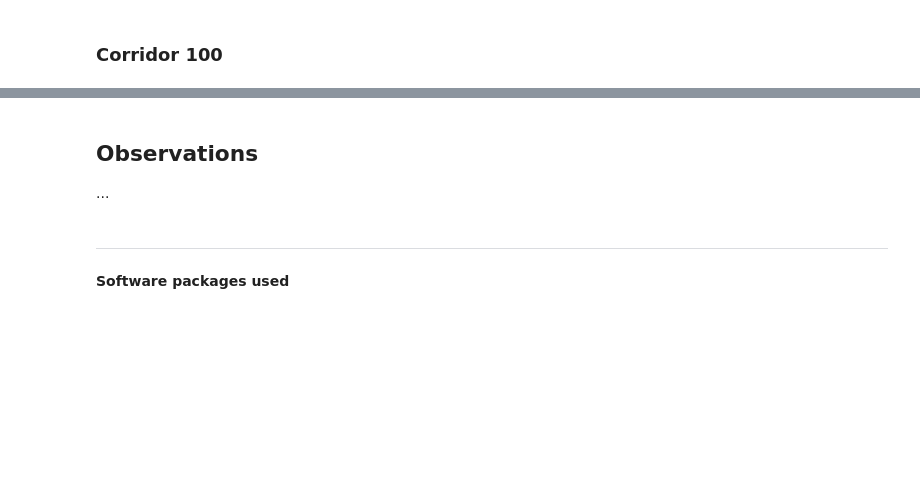
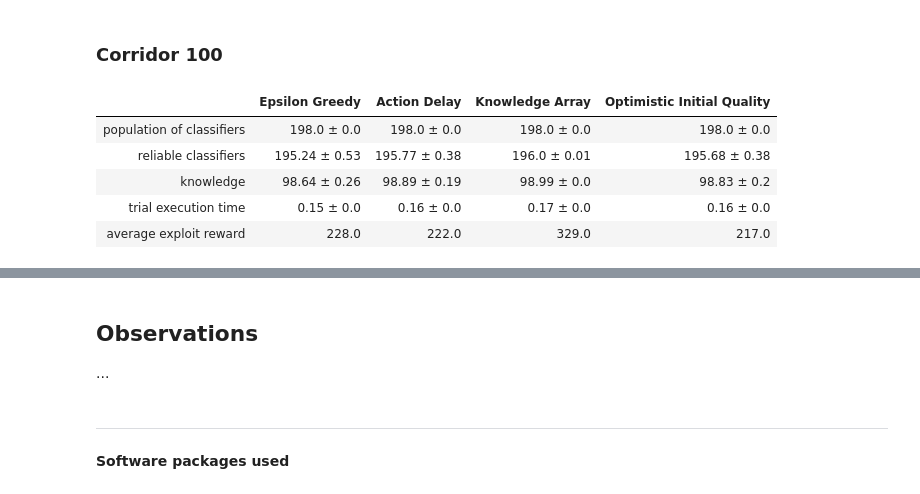
Before and after one commit to khozzy/phd, a Jupyter notebook: book/chapters/4_biased_exploration/41_experiment_1.ipynb, the cells around one changed output, grey strips where cells are left out. Drawn from its saved outputs; the diff is of its cells as text; code cells hidden in the pictures; blank space fills up the shorter version.

```diff
--- a/book/chapters/4_biased_exploration/41_experiment_1.ipynb
+++ b/book/chapters/4_biased_exploration/41_experiment_1.ipynb
@@ -579,0 +621,10 @@ print_bayes_table('corridor100', corridor_population_model, corridor_reliable_mo
+# %%
+print_bayes_table('corridor100', population_models, reliable_models, knowledge_models,
+                  perf_time_models, avg_rewards)
+# %% [output]
+|  | Epsilon Greedy | Action Delay | Knowledge Array | Optimistic Initial Quality |
+| population of classifiers | 198.0 ± 0.0 | 198.0 ± 0.0 | 198.0 ± 0.0 | 198.0 ± 0.0 |
+| reliable classifiers | 195.24 ± 0.53 | 195.77 ± 0.38 | 196.0 ± 0.01 | 195.68 ± 0.38 |
+| knowledge | 98.64 ± 0.26 | 98.89 ± 0.19 | 98.99 ± 0.0 | 98.83 ± 0.2 |
+| trial execution time | 0.15 ± 0.0 | 0.16 ± 0.0 | 0.17 ± 0.0 | 0.16 ± 0.0 |
+| average exploit reward | 228.0 | 222.0 | 329.0 | 217.0 |
```
Also changed, not shown: parts of 15 cells of this notebook, 22 other files.
